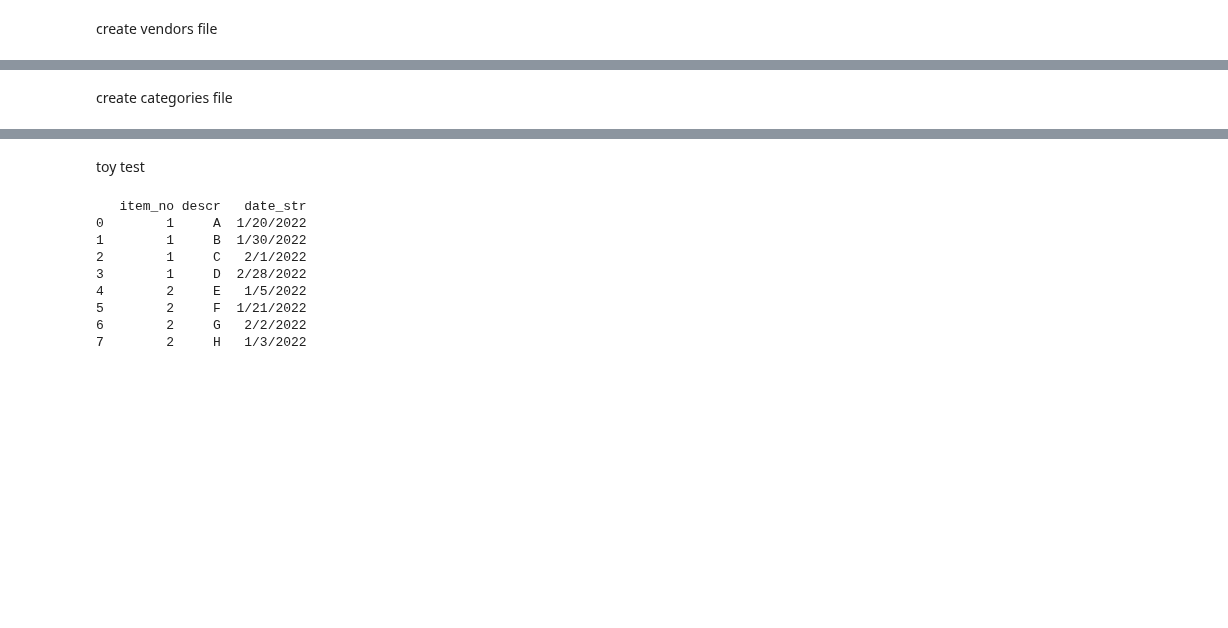
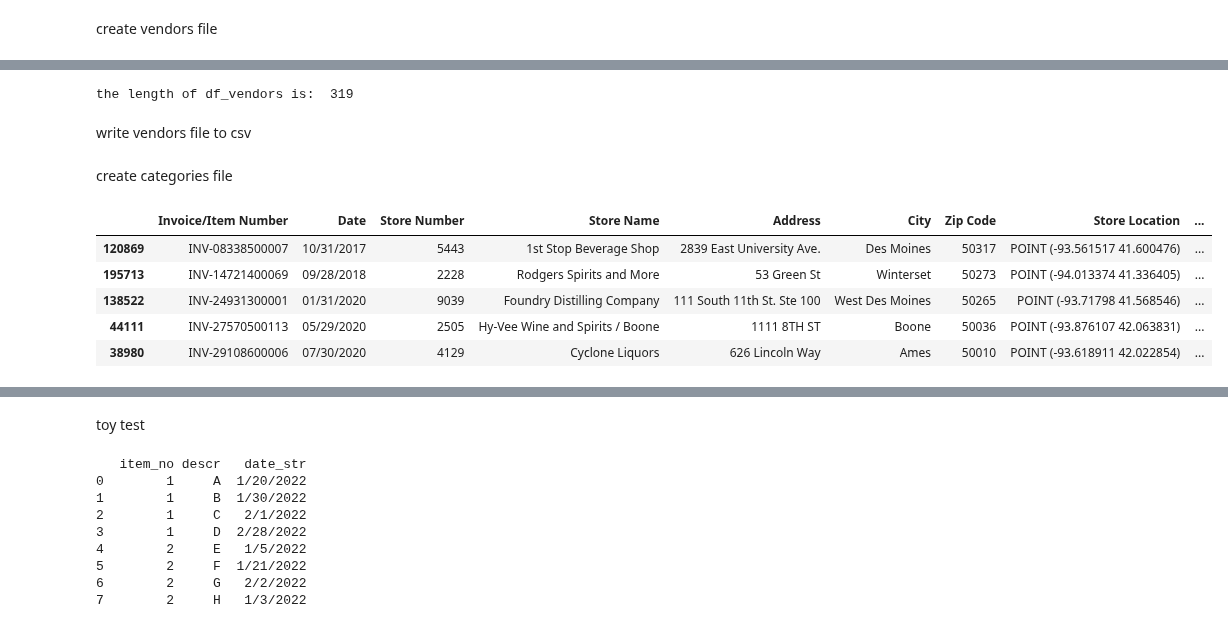
Before and after one commit to dgarbato/capstone, a Jupyter notebook: rd in liquor_2017_to_2022.ipynb, the cells around one changed output, grey strips where cells are left out. Saved outputs shown, nothing was run; the diff lists cells and outputs as text; code cells hidden in the pictures; blank space fills up the shorter version.

```diff
--- a/rd in liquor_2017_to_2022.ipynb
+++ b/rd in liquor_2017_to_2022.ipynb
@@ -208,0 +278,6 @@ df_vendor1.tail()
+# %%
+print('the length of df_vendors is: ', len(df_vendors))
+# %% [output]
+the length of df_vendors is:  319
+# %% [markdown]
+write vendors file to csv
@@ -210,3 +287,12 @@ df_vendor1.tail()
 create categories file
 # %%
 df_categ1 = combine_dd.sort_values(by=['dd_date2']).drop_duplicates(['Category'],keep='last')
+# %%
+df_categ1.head()
+# %% [output]
+|  | Invoice/Item Number | Date | Store Number | Store Name | Address | City | Zip Code | Store Location | ... |
+| 120869 | INV-08338500007 | 10/31/2017 | 5443 | 1st Stop Beverage Shop | 2839 East University Ave. | Des Moines | 50317 | POINT (-93.561517 41.600476) | ... |
+| 195713 | INV-14721400069 | 09/28/2018 | 2228 | Rodgers Spirits and More | 53 Green St | Winterset | 50273 | POINT (-94.013374 41.336405) | ... |
+| 138522 | INV-24931300001 | 01/31/2020 | 9039 | Foundry Distilling Company | 111 South 11th St. Ste 100 | West Des Moines | 50265 | POINT (-93.71798 41.568546) | ... |
+| 44111 | INV-27570500113 | 05/29/2020 | 2505 | Hy-Vee Wine and Spirits / Boone | 1111 8TH ST | Boone | 50036 | POINT (-93.876107 42.063831) | ... |
+| 38980 | INV-29108600006 | 07/30/2020 | 4129 | Cyclone Liquors | 626 Lincoln Way | Ames | 50010 | POINT (-93.618911 42.022854) | ... |
```
Also changed, not shown: parts of 21 cells of this notebook, 3 other files.
